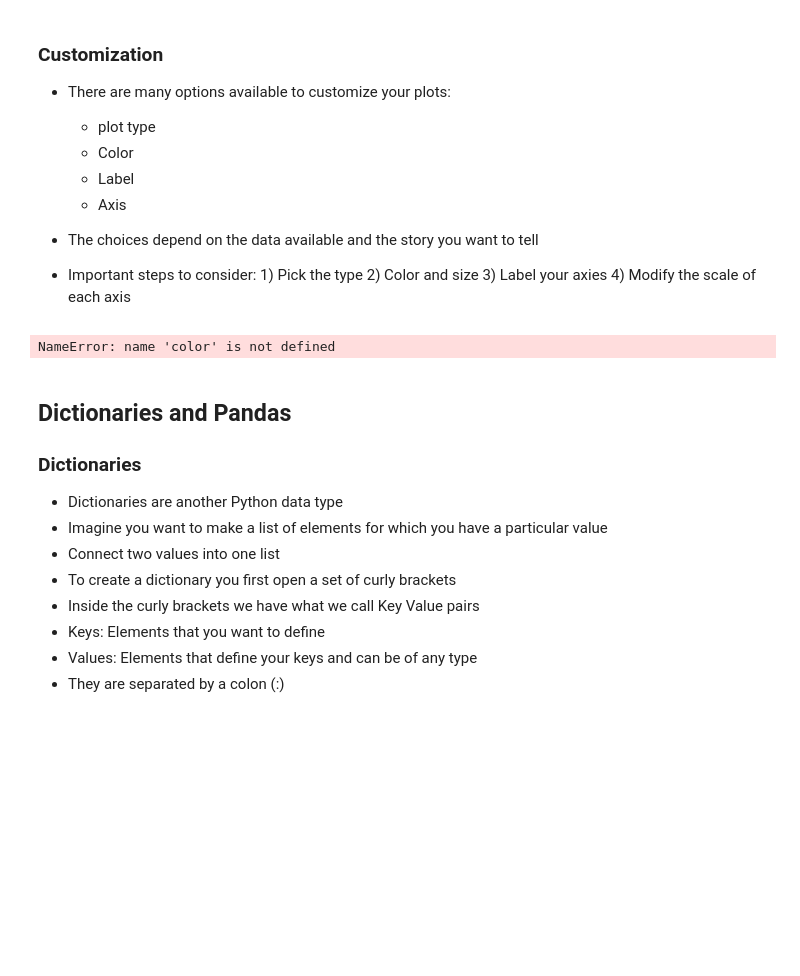
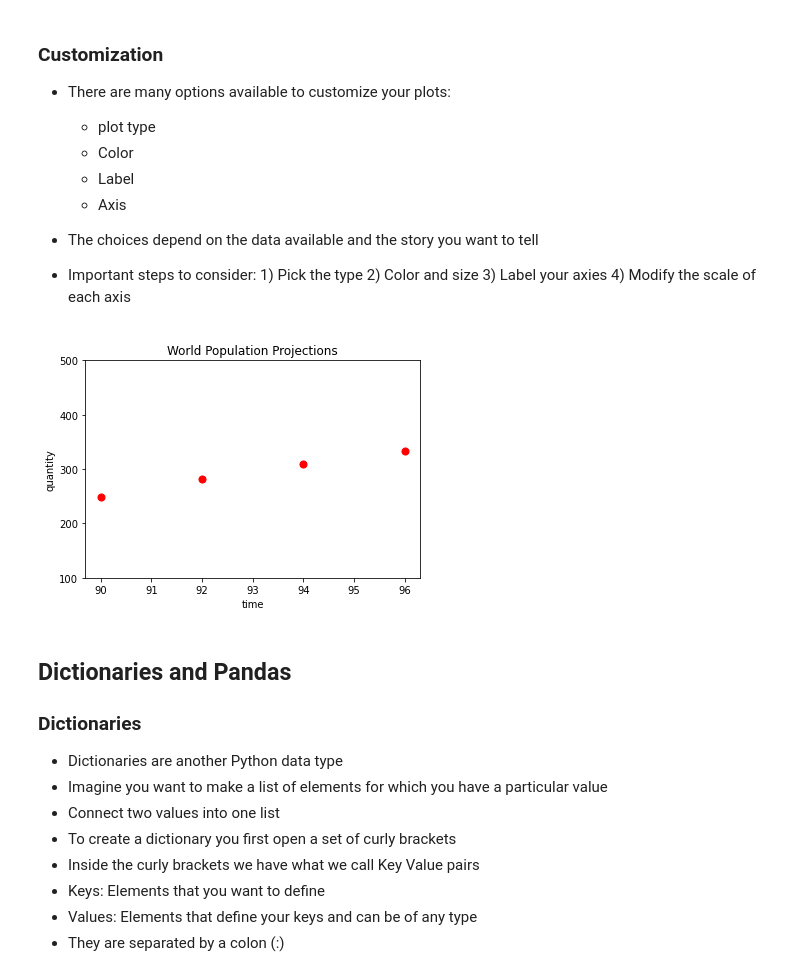
Before and after one commit to theLeague-AI/TheLeagueAI_main, a Jupyter notebook: Lesson_2_Python_II/Lesson2.ipynb, the cells around one changed output. Saved outputs shown, nothing was run; the diff lists cells and outputs as text; code cells hidden in the pictures; blank space fills up the shorter version.

Commit message:
VARIOUS CHANGES.
Added two datasets for labs:  baseball_data and cars
Updated example/exercise to format plot
Modified the labs a little bit

```diff
--- a/Lesson_2_Python_II/Lesson2.ipynb
+++ b/Lesson_2_Python_II/Lesson2.ipynb
@@ -63,30 +63,28 @@ plt.show()
 # %%
 # Import matplotlib subpackage pyplot as plt
 import matplotlib.pyplot as plt
 
 # Given exponential data
-time = []
-quantity = []
+time = [90,92,94,96]
+quantity = [248.7, 281.3, 308.7, 332.6]
 
 # Pick the type of graph you would like to make
-plt.scatter(time, quantity, c=color, size = 1.5)
+plt.scatter(time, quantity, color = 'red', s = 50)
 
 # Label your axies
 plt.xlabel('time')
 plt.ylabel('quantity')
 
 # Add a title
-plt.title('World Pupulation Projections')
+plt.title('World Population Projections')
 
-# We might want our population to start at zero
-# we can add ticks to modify our y axis
-plt.yticks([0, 2, 4, 6, 8, 10], ['0', '2B', '3B', '4B', '6B', '8B', '10B'])
-
+# We can modify the ticks on our x or y axis
+plt.yticks([100, 200, 300, 400, 500])
 
 # Show your graph
 plt.show()
 # %% [output]
-NameError: name 'color' is not defined
+[figure, added]
 # %% [markdown]
 ## Dictionaries and Pandas
 ### Dictionaries
```
Also changed, not shown: parts of 47 cells of this notebook.
